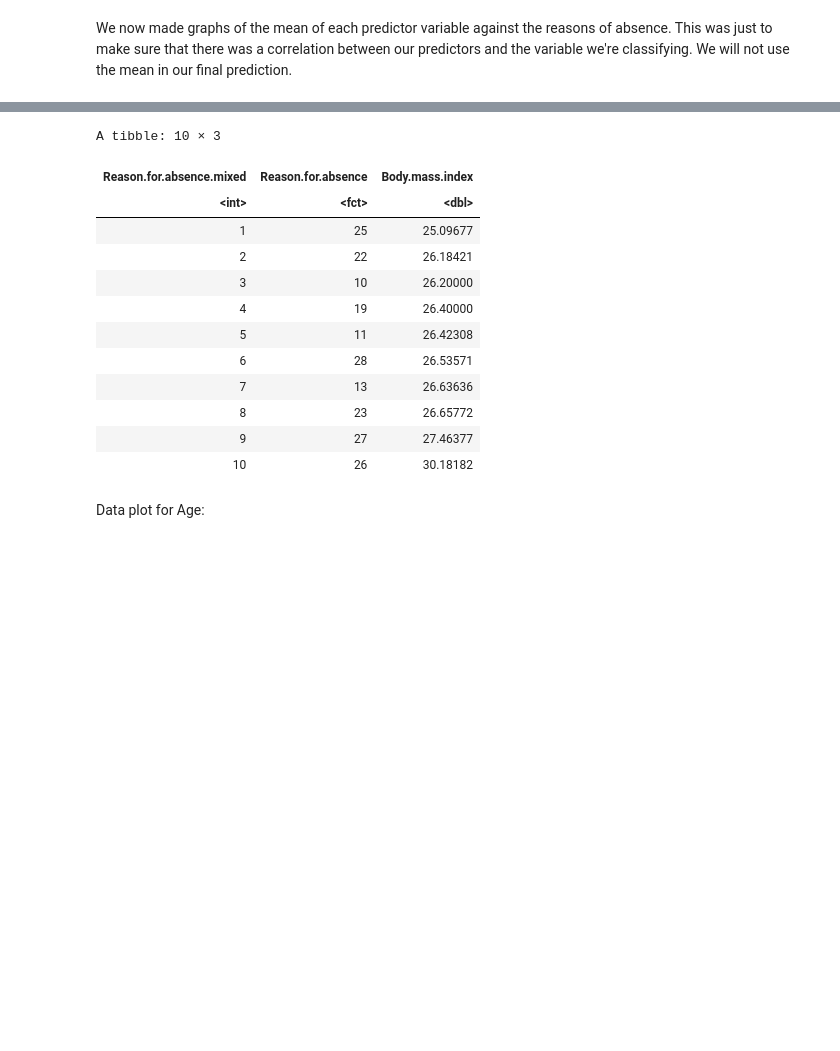
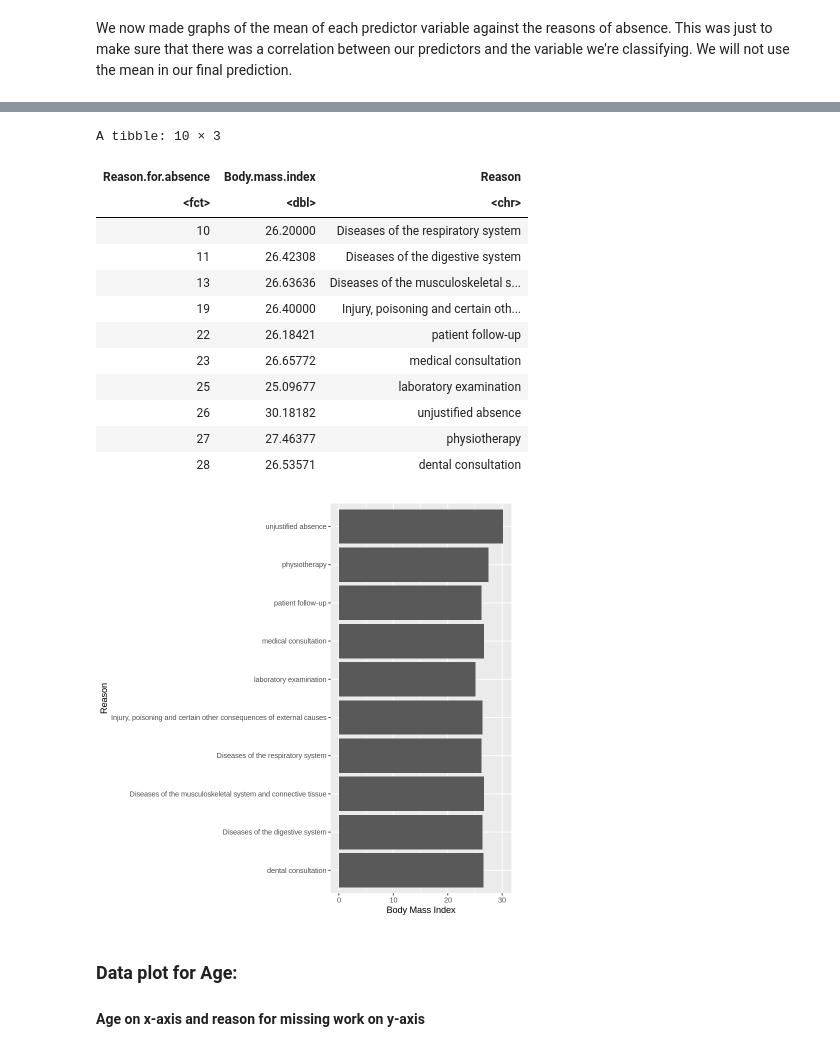
Before and after one commit to tim13246879/dsci-100-2022w1-group-87, a Jupyter notebook: Proposal.ipynb, the cells around one changed output, grey strips where cells are left out. Cells and saved outputs as stored; diff of their text form; code cells hidden in the pictures; blank space fills up the shorter version.

```diff
--- a/Proposal.ipynb
+++ b/Proposal.ipynb
@@ -82,30 +92,37 @@ Data table for BMI:
 # %%
 data_mean_BMI <- select(data,Reason.for.absence,Body.mass.index) |>
         mutate(across(Reason.for.absence, as.factor))  |>
     group_by(Reason.for.absence)|>
     summarize(Body.mass.index = mean(Body.mass.index)) |>
-    arrange(Body.mass.index) |>
-    tibble::rowid_to_column("Reason.for.absence.mixed")
+    mutate(Reason= c("Diseases of the respiratory system","Diseases of the digestive system",
+                     "Diseases of the musculoskeletal system and connective tissue",
+                     "Injury, poisoning and certain other consequences of external causes",
+                     "patient follow-up", "medical consultation", "laboratory examination",
+                     "unjustified absence", "physiotherapy", "dental consultation"))
 data_mean_BMI
 
-data_plot_BMI <- ggplot(data_mean_BMI, aes(x=Reason.for.absence.mixed,y=Body.mass.index)) +
-    geom_point()
+data_plot_BMI <- ggplot(data_mean_BMI, aes(y=Reason,x=Body.mass.index)) +
+    geom_bar(stat = "identity", position = "dodge")+
+    labs(x="Body Mass Index")
+data_plot_BMI
 # %% [output]
 A tibble: 10 × 3
-| Reason.for.absence.mixed | Reason.for.absence | Body.mass.index |
-| <int> | <fct> | <dbl> |
-| 1 | 25 | 25.09677 |
-| 2 | 22 | 26.18421 |
-| 3 | 10 | 26.20000 |
-| 4 | 19 | 26.40000 |
-| 5 | 11 | 26.42308 |
-| 6 | 28 | 26.53571 |
-| 7 | 13 | 26.63636 |
-| 8 | 23 | 26.65772 |
-| 9 | 27 | 27.46377 |
-| 10 | 26 | 30.18182 |
+| Reason.for.absence | Body.mass.index | Reason |
+| <fct> | <dbl> | <chr> |
+| 10 | 26.20000 | Diseases of the respiratory system |
+| 11 | 26.42308 | Diseases of the digestive system |
+| 13 | 26.63636 | Diseases of the musculoskeletal s... |
+| 19 | 26.40000 | Injury, poisoning and certain oth... |
+| 22 | 26.18421 | patient follow-up |
+| 23 | 26.65772 | medical consultation |
+| 25 | 25.09677 | laboratory examination |
+| 26 | 30.18182 | unjustified absence |
+| 27 | 27.46377 | physiotherapy |
+| 28 | 26.53571 | dental consultation |
+[figure, added]
 # %% [markdown]
-Data plot for Age:
+### Data plot for Age:
+#### Age on x-axis and reason for missing work on y-axis
 # %%
 data_mean_Age <- select(data,Reason.for.absence,Age) |>
         mutate(across(Reason.for.absence, as.factor))  |>
```
Also changed, not shown: parts of 14 cells of this notebook.
